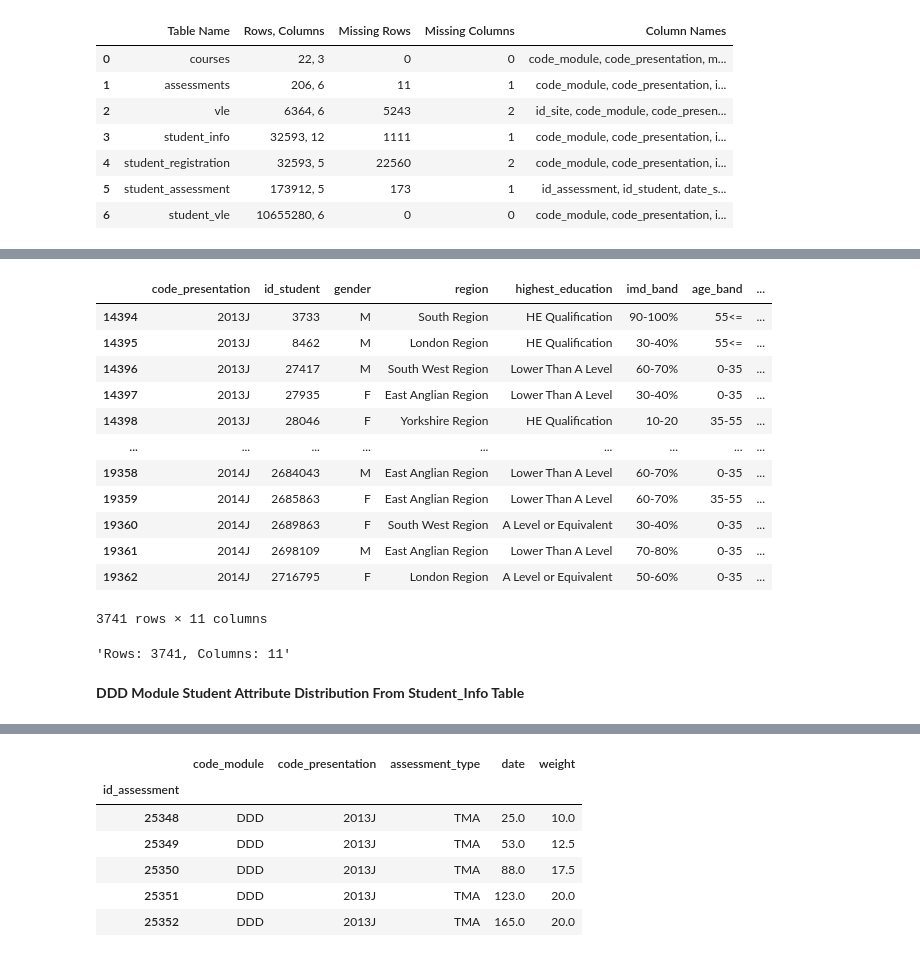
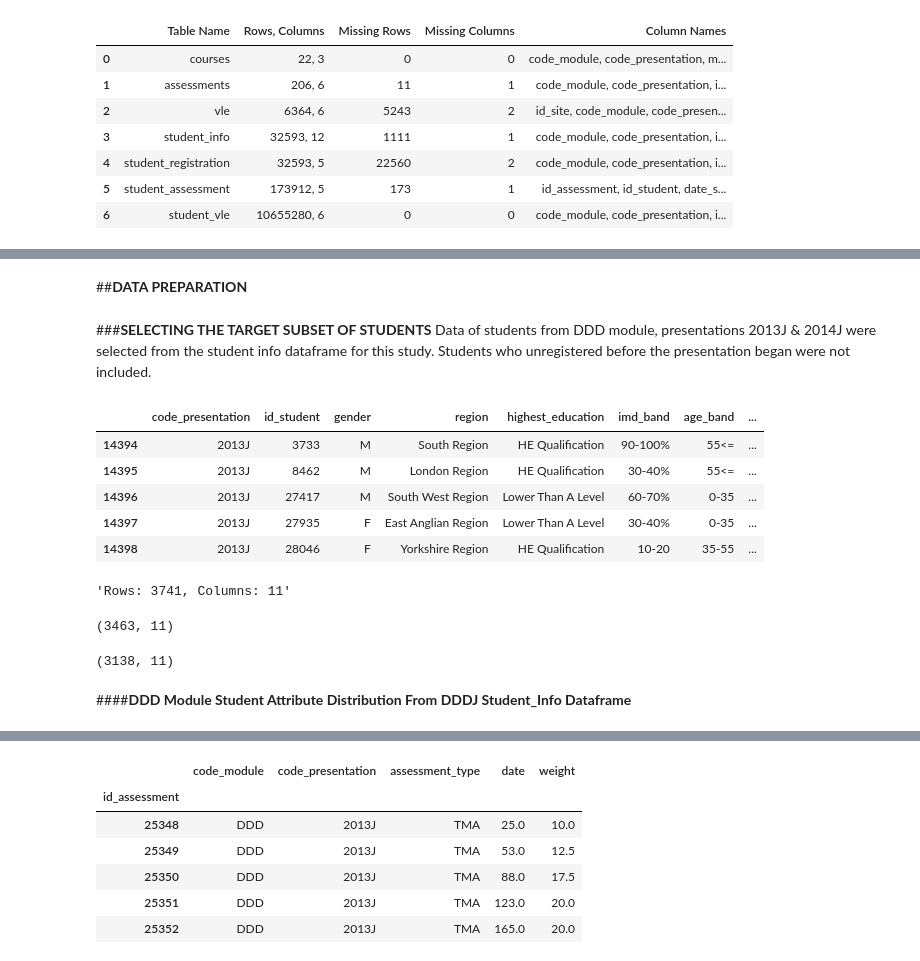
Before and after one commit to SamTK174/MCAProject, a Jupyter notebook: study_2.ipynb, the cells around one changed output, grey strips where cells are left out. Drawn from its saved outputs; the diff is of its cells as text; code cells hidden in the pictures.

```diff
--- a/study_2.ipynb
+++ b/study_2.ipynb
@@ -216,30 +396,45 @@ None
+# %% [markdown]
+##**DATA PREPARATION**
+# %% [markdown]
+###**SELECTING THE TARGET SUBSET OF STUDENTS**
+Data of students from DDD module, presentations 2013J & 2014J were selected from the student info dataframe for this study. Students who unregistered before the presentation began were not included.
 # %%
 # Filter the student_info DataFrame for the "DDDD" module and "2013J" or "2014J" presentation
 dddj_student_info = student_info[((student_info["code_module"] == "DDD") & (student_info["code_presentation"]=="2013J")) |
                                 ((student_info["code_module"] == "DDD") & (student_info["code_presentation"]=="2014J"))].drop("code_module", axis=1)
 
 # Display the new DataFrame
-display(dddj_student_info)
+display(dddj_student_info.head())
 
 # Check the shape of the new DataFrame
 display(f"Rows: {dddj_student_info.shape[0]}, Columns: {dddj_student_info.shape[1]}")
 # %% [output]
 |  | code_presentation | id_student | gender | region | highest_education | imd_band | age_band | ... |
 | 14394 | 2013J | 3733 | M | South Region | HE Qualification | 90-100% | 55<= | ... |
 | 14395 | 2013J | 8462 | M | London Region | HE Qualification | 30-40% | 55<= | ... |
 | 14396 | 2013J | 27417 | M | South West Region | Lower Than A Level | 60-70% | 0-35 | ... |
 | 14397 | 2013J | 27935 | F | East Anglian Region | Lower Than A Level | 30-40% | 0-35 | ... |
 | 14398 | 2013J | 28046 | F | Yorkshire Region | HE Qualification | 10-20 | 35-55 | ... |
-| ... | ... | ... | ... | ... | ... | ... | ... | ... |
-| 19358 | 2014J | 2684043 | M | East Anglian Region | Lower Than A Level | 60-70% | 0-35 | ... |
-| 19359 | 2014J | 2685863 | F | East Anglian Region | Lower Than A Level | 60-70% | 35-55 | ... |
-| 19360 | 2014J | 2689863 | F | South West Region | A Level or Equivalent | 30-40% | 0-35 | ... |
-| 19361 | 2014J | 2698109 | M | East Anglian Region | Lower Than A Level | 70-80% | 0-35 | ... |
-| 19362 | 2014J | 2716795 | F | London Region | A Level or Equivalent | 50-60% | 0-35 | ... |
-3741 rows × 11 columns
+'Rows: 3741, Columns: 11'
-'Rows: 3741, Columns: 11'
+# %%
+#Drop rows with missing values
+dddj_student_info.dropna(inplace=True)
+
+#Drop rows with duplicate student IDs
+dddj_student_info = dddj_student_info.drop_duplicates(subset = ["id_student"])
+
+print(dddj_student_info.shape)
+# %% [output]
+(3463, 11)
+# %%
+#Filter out students who unregistered before presentation began
+dddj_student_info = dddj_student_info[student_registration["date_unregistration"].isna() | (student_registration["date_unregistration"] >= 0)]
+
+display(dddj_student_info.shape)
+# %% [output]
+(3138, 11)
 # %% [markdown]
-**DDD Module Student Attribute Distribution From Student_Info Table**
+####**DDD Module Student Attribute Distribution From DDDJ Student_Info Dataframe**
 # %%
 
 # Ensure "final_result" is a categorical column with the desired order
```
Also changed, not shown: parts of 42 cells of this notebook.
